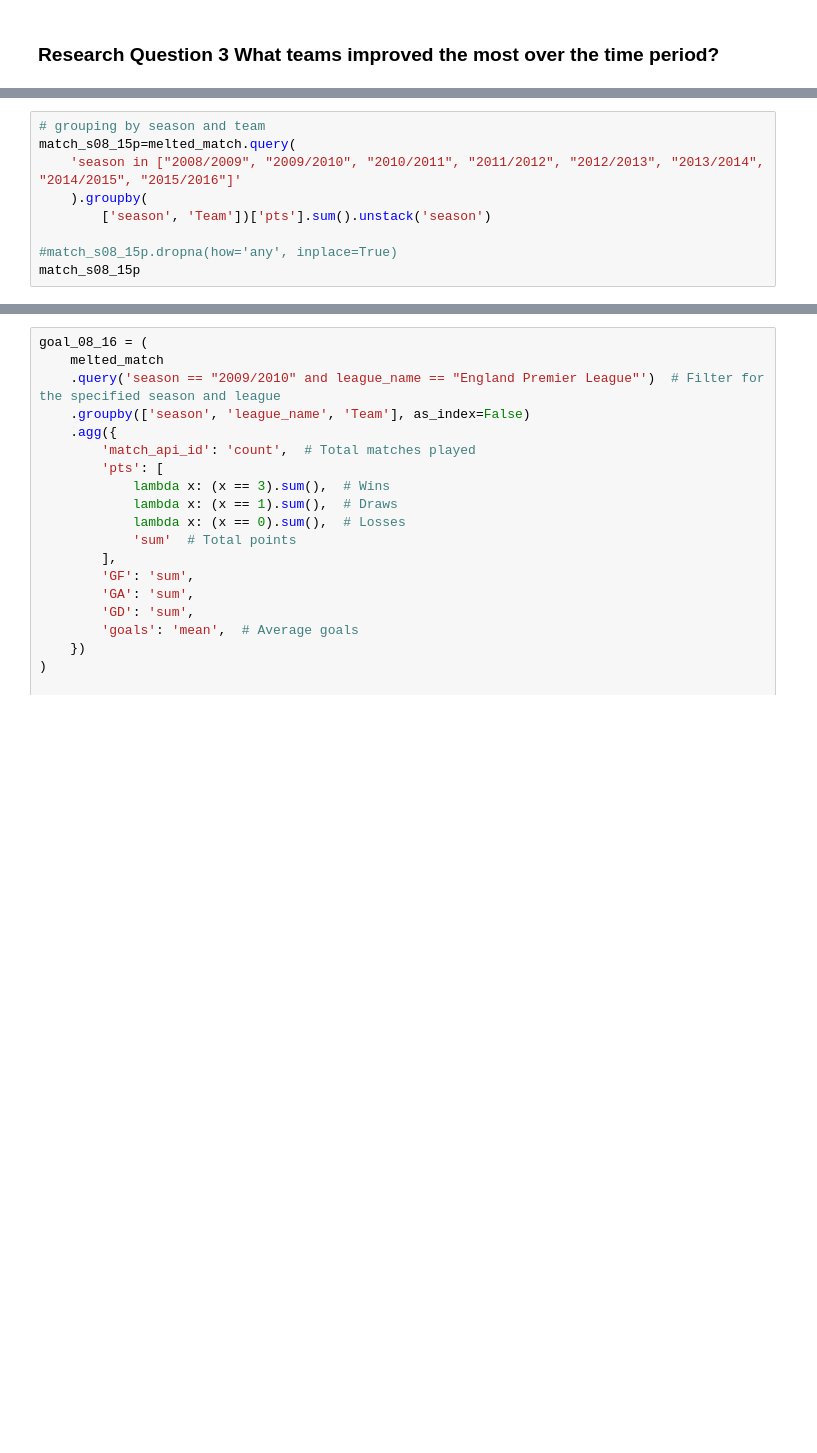
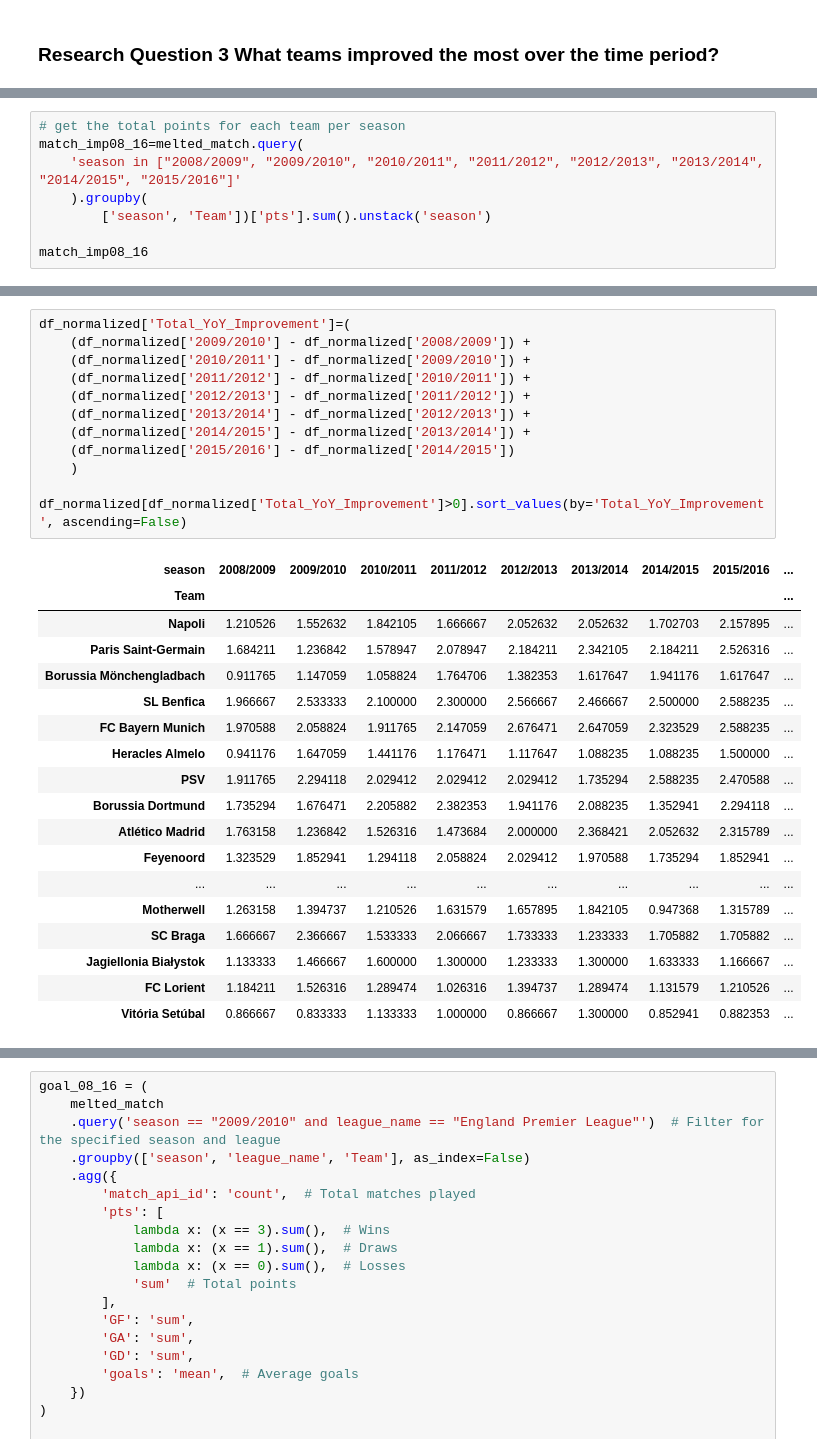
Before and after one commit to Daviedavie100/Investigating_dataset_project, a Jupyter notebook: Investigate_a_Dataset.ipynb, the cells around one changed output, grey strips where cells are left out. Cells and saved outputs as stored; diff of their text form; blank space fills up the shorter version.

```diff
--- a/Investigate_a_Dataset.ipynb
+++ b/Investigate_a_Dataset.ipynb
@@ -1642,9 +1646,8 @@ plt.show()
 # %%
-# grouping by season and team
-match_s08_15p=melted_match.query(
+# get the total points for each team per season
+match_imp08_16=melted_match.query(
     'season in ["2008/2009", "2009/2010", "2010/2011", "2011/2012", "2012/2013", "2013/2014", "2014/2015", "2015/2016"]'
     ).groupby(
         ['season', 'Team'])['pts'].sum().unstack('season')
 
-#match_s08_15p.dropna(how='any', inplace=True)
-match_s08_15p
+match_imp08_16
@@ -1663,0 +1747,31 @@ dff
+# %%
+df_normalized['Total_YoY_Improvement']=(
+    (df_normalized['2009/2010'] - df_normalized['2008/2009']) +
+    (df_normalized['2010/2011'] - df_normalized['2009/2010']) +
+    (df_normalized['2011/2012'] - df_normalized['2010/2011']) +
+    (df_normalized['2012/2013'] - df_normalized['2011/2012']) +
+    (df_normalized['2013/2014'] - df_normalized['2012/2013']) +
+    (df_normalized['2014/2015'] - df_normalized['2013/2014']) +
+    (df_normalized['2015/2016'] - df_normalized['2014/2015'])
+    )
+
+df_normalized[df_normalized['Total_YoY_Improvement']>0].sort_values(by='Total_YoY_Improvement', ascending=False)
+# %% [output]
+| season | 2008/2009 | 2009/2010 | 2010/2011 | 2011/2012 | 2012/2013 | 2013/2014 | 2014/2015 | 2015/2016 | ... |
+| Team |  |  |  |  |  |  |  |  | ... |
+| Napoli | 1.210526 | 1.552632 | 1.842105 | 1.666667 | 2.052632 | 2.052632 | 1.702703 | 2.157895 | ... |
+| Paris Saint-Germain | 1.684211 | 1.236842 | 1.578947 | 2.078947 | 2.184211 | 2.342105 | 2.184211 | 2.526316 | ... |
+| Borussia Mönchengladbach | 0.911765 | 1.147059 | 1.058824 | 1.764706 | 1.382353 | 1.617647 | 1.941176 | 1.617647 | ... |
+| SL Benfica | 1.966667 | 2.533333 | 2.100000 | 2.300000 | 2.566667 | 2.466667 | 2.500000 | 2.588235 | ... |
+| FC Bayern Munich | 1.970588 | 2.058824 | 1.911765 | 2.147059 | 2.676471 | 2.647059 | 2.323529 | 2.588235 | ... |
+| Heracles Almelo | 0.941176 | 1.647059 | 1.441176 | 1.176471 | 1.117647 | 1.088235 | 1.088235 | 1.500000 | ... |
+| PSV | 1.911765 | 2.294118 | 2.029412 | 2.029412 | 2.029412 | 1.735294 | 2.588235 | 2.470588 | ... |
+| Borussia Dortmund | 1.735294 | 1.676471 | 2.205882 | 2.382353 | 1.941176 | 2.088235 | 1.352941 | 2.294118 | ... |
+| Atlético Madrid | 1.763158 | 1.236842 | 1.526316 | 1.473684 | 2.000000 | 2.368421 | 2.052632 | 2.315789 | ... |
+| Feyenoord | 1.323529 | 1.852941 | 1.294118 | 2.058824 | 2.029412 | 1.970588 | 1.735294 | 1.852941 | ... |
+| ... | ... | ... | ... | ... | ... | ... | ... | ... | ... |
+| Motherwell | 1.263158 | 1.394737 | 1.210526 | 1.631579 | 1.657895 | 1.842105 | 0.947368 | 1.315789 | ... |
+| SC Braga | 1.666667 | 2.366667 | 1.533333 | 2.066667 | 1.733333 | 1.233333 | 1.705882 | 1.705882 | ... |
+| Jagiellonia Białystok | 1.133333 | 1.466667 | 1.600000 | 1.300000 | 1.233333 | 1.300000 | 1.633333 | 1.166667 | ... |
+| FC Lorient | 1.184211 | 1.526316 | 1.289474 | 1.026316 | 1.394737 | 1.289474 | 1.131579 | 1.210526 | ... |
+| Vitória Setúbal | 0.866667 | 0.833333 | 1.133333 | 1.000000 | 0.866667 | 1.300000 | 0.852941 | 0.882353 | ... |
```
Also changed, not shown: parts of 8 cells of this notebook.
